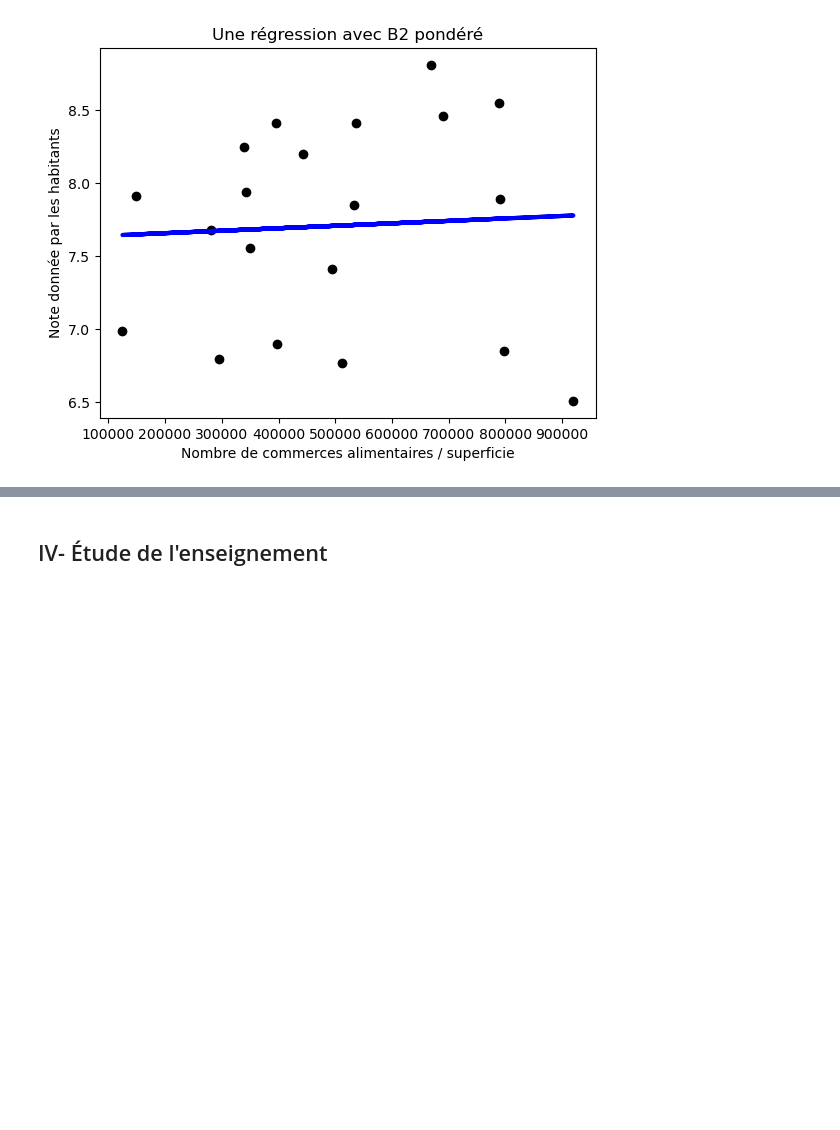
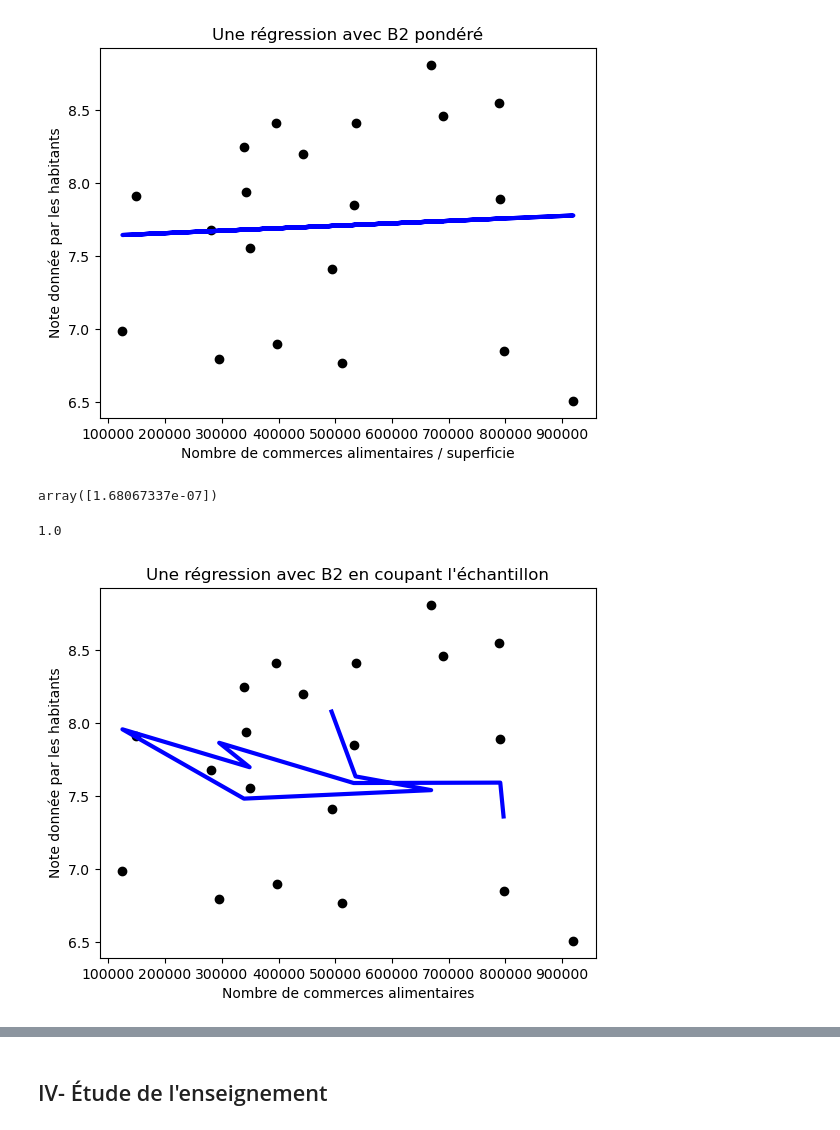
Before and after one commit to solenemoro/Projet_Python_2AENSAE, a Jupyter notebook: Equipements.ipynb, the cells around one changed output, grey strips where cells are left out. Cells and saved outputs as stored; diff of their text form; code cells hidden in the pictures; blank space fills up the shorter version.

```diff
--- a/Equipements.ipynb
+++ b/Equipements.ipynb
@@ -430,0 +429,26 @@ plt.show()
+# %%
+reg.coef_
+# %% [output]
+array([1.68067337e-07])
+# %%
+reg.score(B2_pond, y_pred)
+# %% [output]
+1.0
+# %%
+# Split the data into training/testing sets
+X_train, X_test, y_train, y_test = sklearn.model_selection.train_test_split(B2_pond, notes, test_size = 0.5)
+# %%
+# Making a regression using the arrondissements in train
+reg = LinearRegression().fit(X_train, y_train)
+
+# Make predictions using the testing set
+y_pred = reg.predict(X_test)
+# %%
+plt.scatter(B2_pond, notes, color="black")
+plt.plot(X_train, y_pred, color="blue", linewidth=3)
+plt.xlabel('Nombre de commerces alimentaires')
+plt.ylabel('Note donnée par les habitants')
+plt.title("Une régression avec B2 en coupant l'échantillon")
+plt.show()
+# %% [output]
+[figure, added]
```
Also changed, not shown: parts of 4 cells of this notebook.
